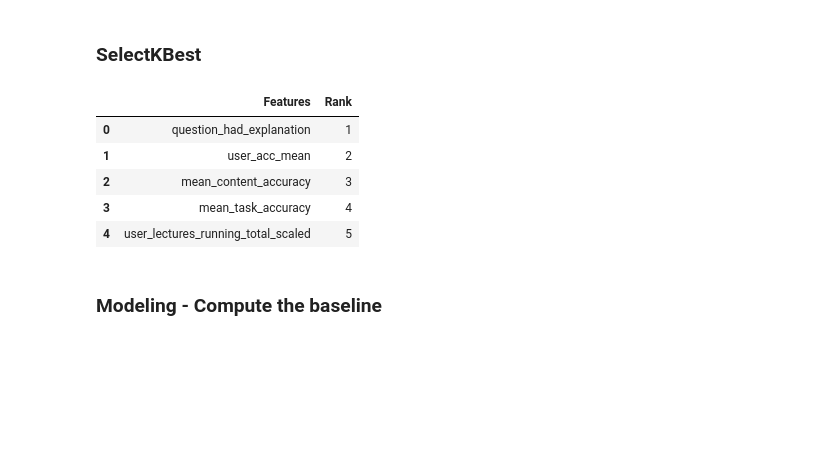
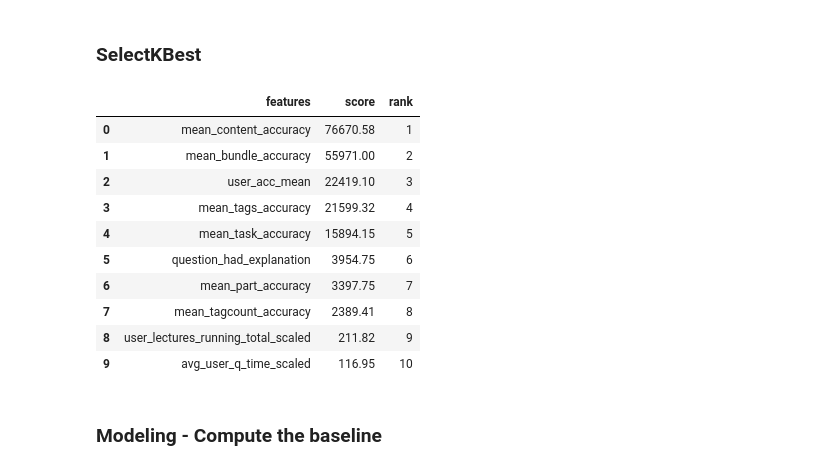
Before and after one commit to Riiid-Team/AI-Learning, a Jupyter notebook: MVP-Shi.ipynb, the cells around one changed output. Cells and saved outputs as stored; diff of their text form; code cells hidden in the pictures; blank space fills up the shorter version.

```diff
--- a/MVP-Shi.ipynb
+++ b/MVP-Shi.ipynb
@@ -1624,35 +1648,22 @@ X_test = test_s.drop(columns='answered_correctly')
 y_test = test_s['answered_correctly']
 # %% [markdown]
 ### SelectKBest
-# %%
-# Set up the number of features I want to pick
-n_features = 5
-
-# parameters: f_regression stats test, give me 5 features
-f_selector = SelectKBest(f_regression, k=n_features)
-
-# find the top 4 X's correlated with y
-f_selector.fit(X_train, y_train)
-
-# boolean mask of whether the column was selected or not.
-feature_mask = f_selector.get_support()
-
-# get list of top K features.
-f_feature = X_train.iloc[:,feature_mask].columns.tolist()
-
-# Put the features in a dataframe
-df_features = pd.DataFrame({'Features': f_feature,
-                            'Rank': range(1, n_features+1)})
-
-# Print out the dataframe
-df_features
-# %% [output]
-|  | Features | Rank |
-| 0 | question_had_explanation | 1 |
-| 1 | user_acc_mean | 2 |
-| 2 | mean_content_accuracy | 3 |
-| 3 | mean_task_accuracy | 4 |
-| 4 | user_lectures_running_total_scaled | 5 |
+# %%
+# Use the helper function in explore.py to rank all the features
+
+explore.KBest_ranker(X_train, y_train, 10)
+# %% [output]
+|  | features | score | rank |
+| 0 | mean_content_accuracy | 76670.58 | 1 |
+| 1 | mean_bundle_accuracy | 55971.00 | 2 |
+| 2 | user_acc_mean | 22419.10 | 3 |
+| 3 | mean_tags_accuracy | 21599.32 | 4 |
+| 4 | mean_task_accuracy | 15894.15 | 5 |
+| 5 | question_had_explanation | 3954.75 | 6 |
+| 6 | mean_part_accuracy | 3397.75 | 7 |
+| 7 | mean_tagcount_accuracy | 2389.41 | 8 |
+| 8 | user_lectures_running_total_scaled | 211.82 | 9 |
+| 9 | avg_user_q_time_scaled | 116.95 | 10 |
 # %% [markdown]
 ### Modeling - Compute the baseline
 # %% [markdown]
```
Also changed, not shown: parts of 9 cells of this notebook.
